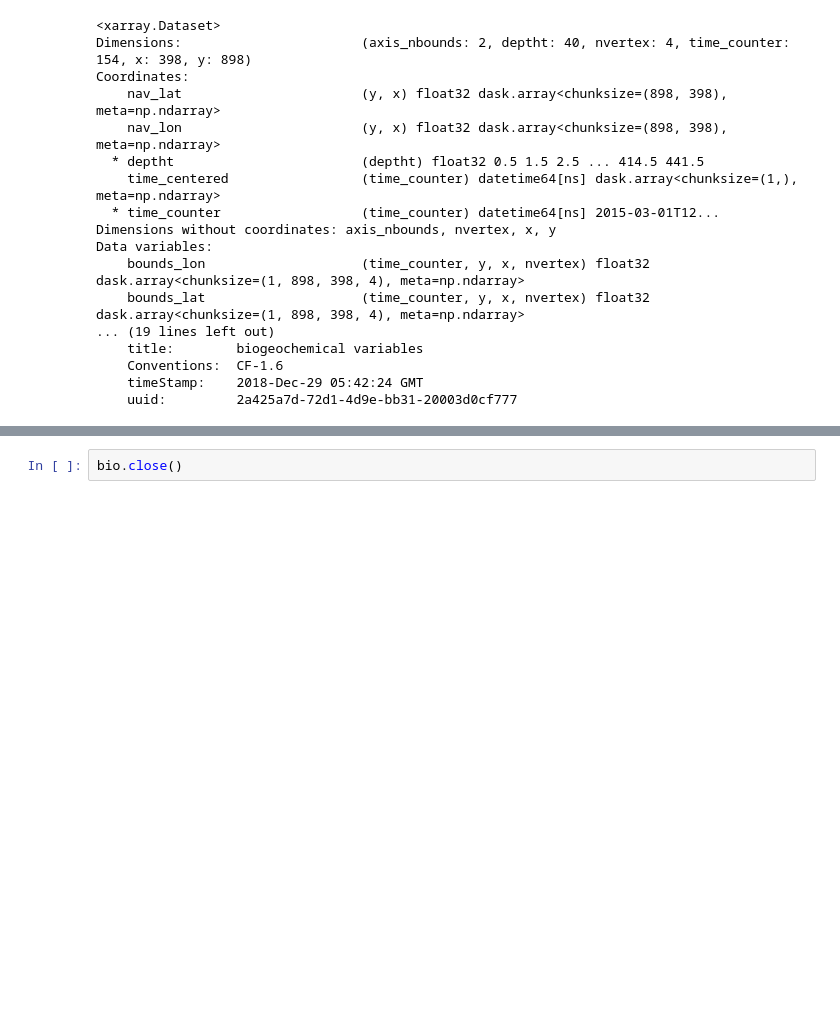
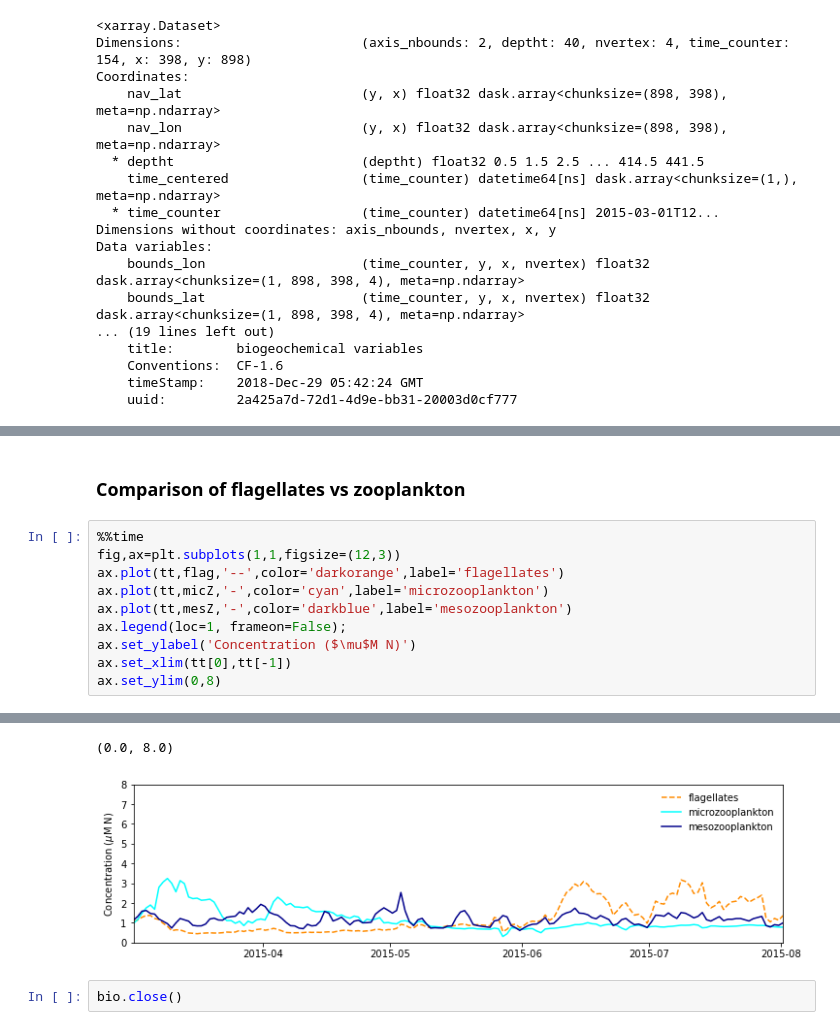
Before and after one commit to SalishSeaCast/analysis-karyn, a Jupyter notebook: notebooks/plotExamples/timeseriesExploratoryPlots.ipynb, the cells around one changed output, grey strips where cells are left out. Cells and saved outputs as stored; diff of their text form; blank space fills up the shorter version.

```diff
--- a/notebooks/plotExamples/timeseriesExploratoryPlots.ipynb
+++ b/notebooks/plotExamples/timeseriesExploratoryPlots.ipynb
@@ -105,0 +108,13 @@ Wall time: 2min 58s
+# %% [markdown]
+### Comparison of flagellates vs zooplankton
+# %%
+%%time
+fig,ax=plt.subplots(1,1,figsize=(12,3))
+ax.plot(tt,flag,'--',color='darkorange',label='flagellates')
+ax.plot(tt,micZ,'-',color='cyan',label='microzooplankton')
+ax.plot(tt,mesZ,'-',color='darkblue',label='mesozooplankton')
+ax.legend(loc=1, frameon=False);
+ax.set_ylabel('Concentration ($\mu$M N)')
+ax.set_xlim(tt[0],tt[-1])
+ax.set_ylim(0,8)
+# %% [output]
@@ -106,2 +123,4 @@ Wall time: 2min 58s
+(0.0, 8.0)
+[figure, added]
 # %%
 bio.close()
```
Also changed, not shown: parts of 7 cells of this notebook.
